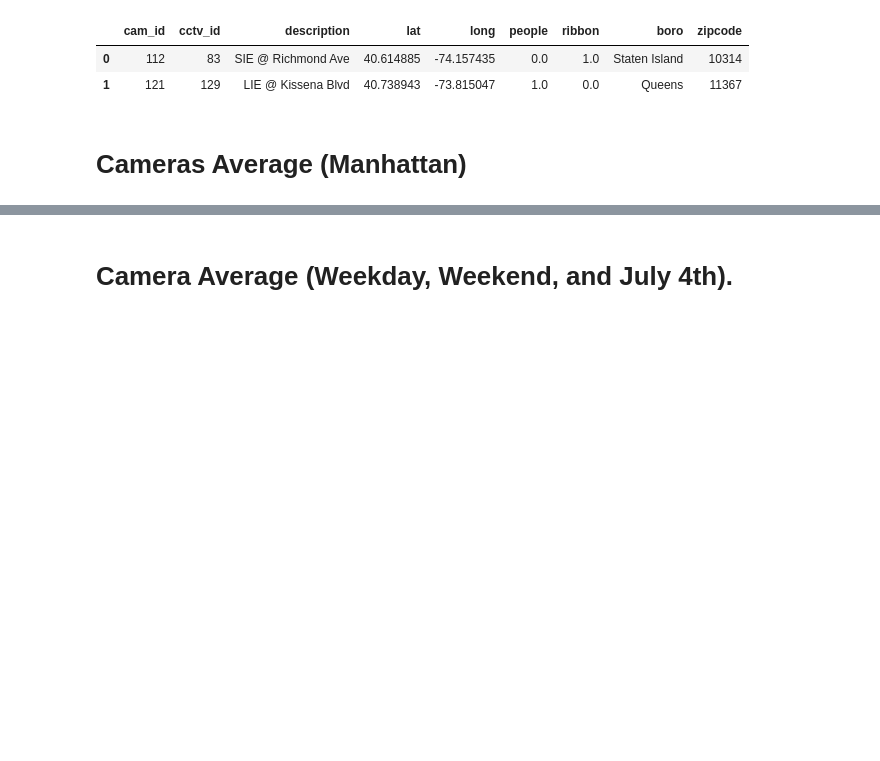
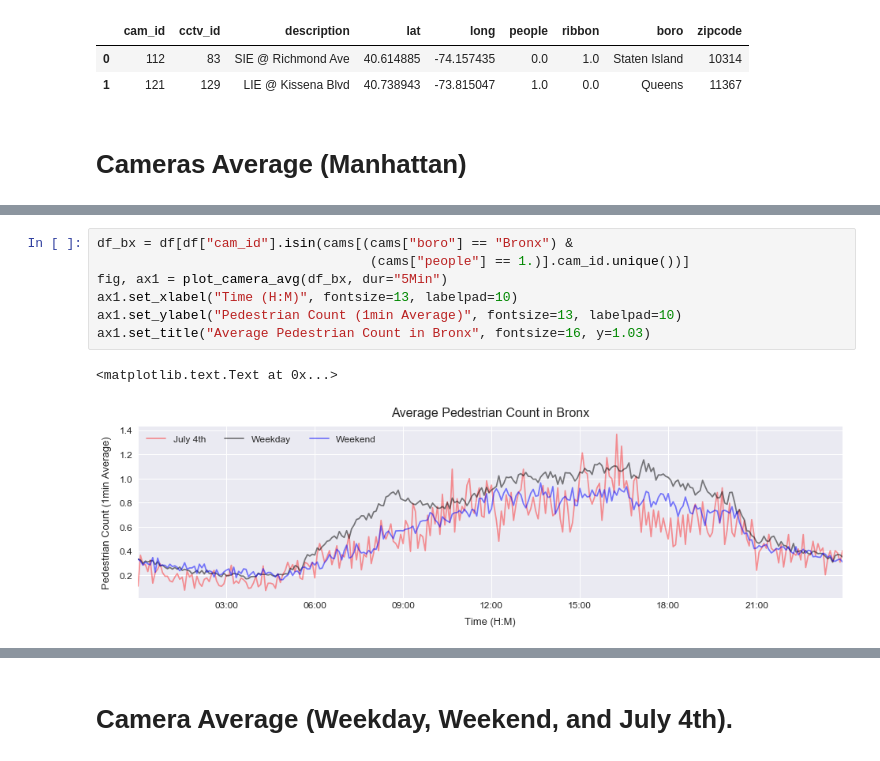
Before and after one commit to basyavasya-honmono/hadive, a Jupyter notebook: notebooks/1.0-JV-Analysis.ipynb, the cells around one changed output, grey strips where cells are left out. Cells and saved outputs as stored; diff of their text form; blank space fills up the shorter version.

```diff
--- a/notebooks/1.0-JV-Analysis.ipynb
+++ b/notebooks/1.0-JV-Analysis.ipynb
@@ -94,0 +100,10 @@ ax1.set_title("Average Pedestrian Count in Manhattan", fontsize=16, y=1.03)
+# %%
+df_bx = df[df["cam_id"].isin(cams[(cams["boro"] == "Bronx") &
+                                   (cams["people"] == 1.)].cam_id.unique())]
+fig, ax1 = plot_camera_avg(df_bx, dur="5Min")
+ax1.set_xlabel("Time (H:M)", fontsize=13, labelpad=10)
+ax1.set_ylabel("Pedestrian Count (1min Average)", fontsize=13, labelpad=10)
+ax1.set_title("Average Pedestrian Count in Bronx", fontsize=16, y=1.03)
+# %% [output]
+<matplotlib.text.Text at 0x...>
+[figure, added]
```
Also changed, not shown: parts of 7 cells of this notebook, 1 other file.
